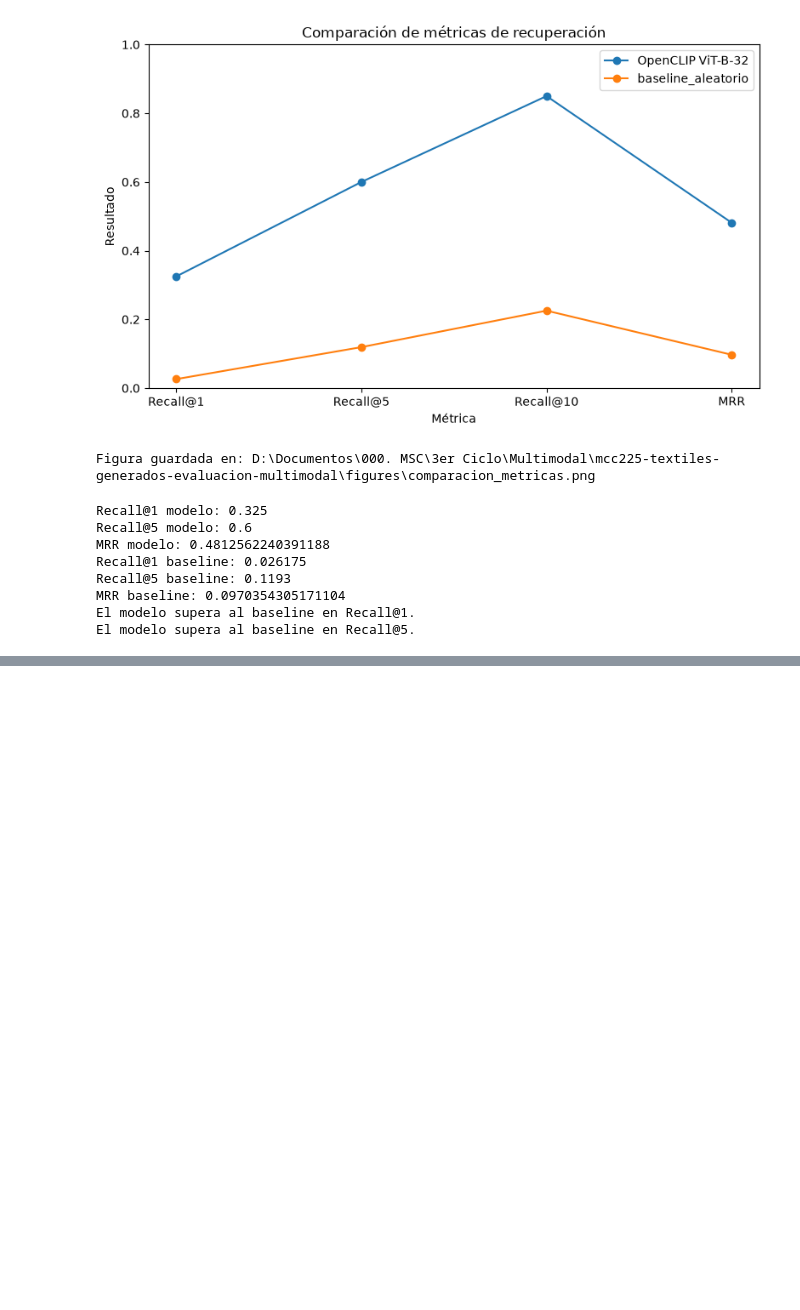
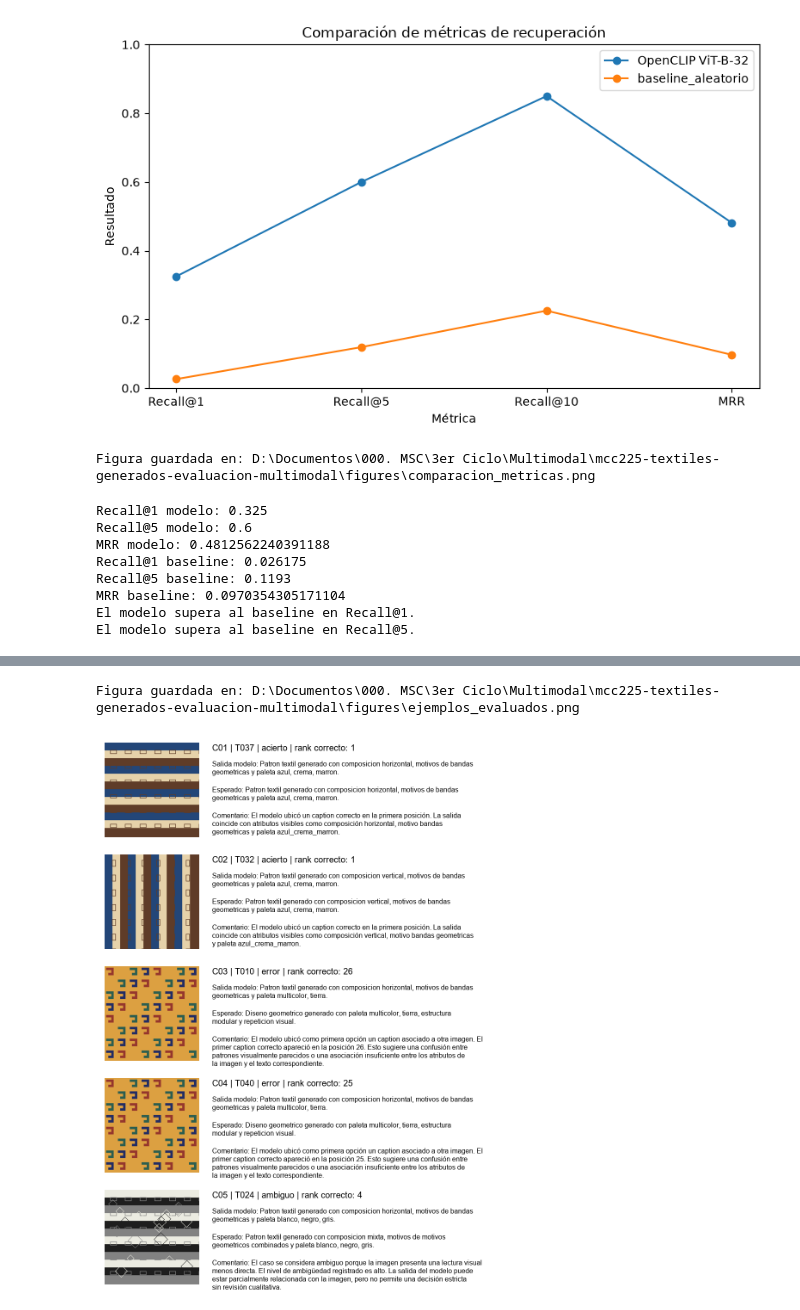
Before and after one commit to hsancheza90-art/mcc225-textiles-generados-evaluacion-multimodal, a Jupyter notebook: notebooks/Cuaderno14_MCC225_resuelto.ipynb, the cells around one changed output, grey strips where cells are left out. Cells and saved outputs as stored; diff of their text form; code cells hidden in the pictures; blank space fills up the shorter version.

```diff
--- a/notebooks/Cuaderno14_MCC225_resuelto.ipynb
+++ b/notebooks/Cuaderno14_MCC225_resuelto.ipynb
@@ -731,0 +736,17 @@ El modelo supera al baseline en Recall@5.
+# %%
+# ============================================================
+# 17. Carga de archivos para análisis de casos
+# ============================================================
+
+rankings_path = RESULTS_DIR / "rankings_imagen_texto_top10.csv"
+first_rank_path = RESULTS_DIR / "primer_acierto_por_imagen.csv"
+
+rankings_df = pd.read_csv(rankings_path)
+first_rank_df = pd.read_csv(first_rank_path)
+manifest = pd.read_csv(MANIFEST_PATH)
+
+print("Rankings:", rankings_df.shape)
+print("Primer acierto por imagen:", first_rank_df.shape)
+print("Manifest:", manifest.shape)
+
+first_rank_df.head()
@@ -731,0 +1010,63 @@ El modelo supera al baseline en Recall@5.
+# %%
+# ============================================================
+# 22. Figura con ejemplos evaluados
+# ============================================================
+
+from PIL import ImageDraw, ImageFont
+import textwrap
+
+def load_font(size=18):
+    try:
+        return ImageFont.truetype("arial.ttf", size)
+    except:
+        return ImageFont.load_default()
+
+
+def wrap_text(text, width=58):
+    return "\n".join(textwrap.wrap(str(text), width=width))
+
+
+font_title = load_font(20)
+font_text = load_font(16)
+
+panel_width = 1000
+panel_height = 260
+thumb_size = 220
+
+canvas = Image.new(
+    "RGB",
+    (panel_width, panel_height * len(casos_analizados_df)),
+    color=(255, 255, 255)
+)
+
+draw = ImageDraw.Draw(canvas)
+
+for idx, row in casos_analizados_df.iterrows():
+    y0 = idx * panel_height
+
+    image_path = BASE_DIR / row["entrada"]
+    img = Image.open(image_path).convert("RGB")
+    img.thumbnail((thumb_size, thumb_size))
+
+    canvas.paste(img, (20, y0 + 20))
+
+    title = f"{row['caso_id']} | {row['image_id']} | {row['tipo_caso']} | rank correcto: {row['rank_correcto']}"
+    draw.text((270, y0 + 20), title, fill=(0, 0, 0), font=font_title)
+
+    model_text = "Salida modelo: " + row["salida_modelo"]
+    expected_text = "Esperado: " + row["resultado_esperado"]
+    explanation_text = "Comentario: " + row["explicacion_breve"]
+
+    draw.text((270, y0 + 60), wrap_text(model_text, 85), fill=(0, 0, 0), font=font_text)
+    draw.text((270, y0 + 120), wrap_text(expected_text, 85), fill=(0, 0, 0), font=font_text)
+    draw.text((270, y0 + 180), wrap_text(explanation_text, 85), fill=(0, 0, 0), font=font_text)
+
+figure_path = FIGURES_DIR / "ejemplos_evaluados.png"
+canvas.save(figure_path)
+
+print("Figura guardada en:", figure_path)
+
+canvas
+# %% [output]
+Figura guardada en: D:\Documentos\000. MSC\3er Ciclo\Multimodal\mcc225-textiles-generados-evaluacion-multimodal\figures\ejemplos_evaluados.png
+[figure, added]
```
Also changed, not shown: parts of 7 cells of this notebook, 5 other files.
